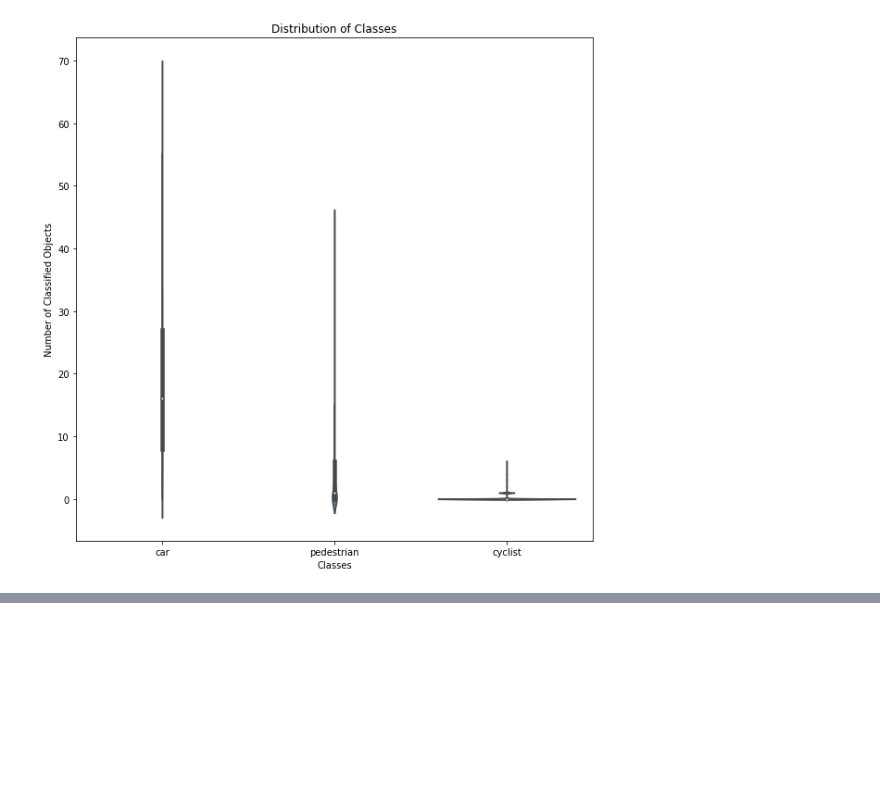
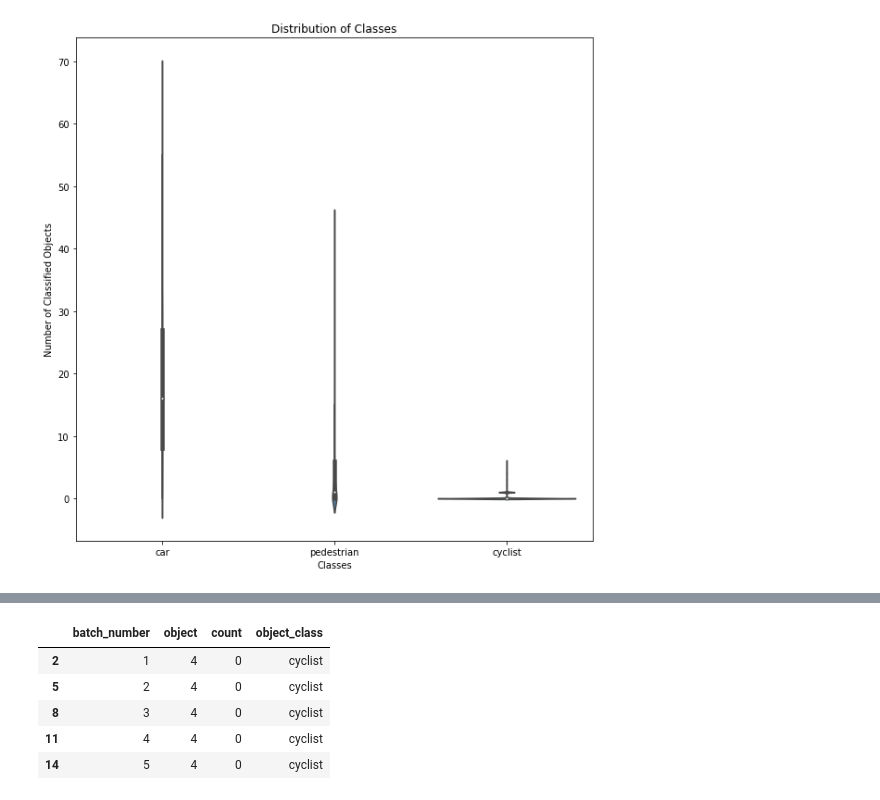
Before and after one commit to r3dlex/nd013-c1-vision-starter, a Jupyter notebook: Exploratory Data Analysis.ipynb, the cells around one changed output, grey strips where cells are left out. Drawn from its saved outputs; the diff is of its cells as text; code cells hidden in the pictures; blank space fills up the shorter version.

```diff
--- a/Exploratory Data Analysis.ipynb
+++ b/Exploratory Data Analysis.ipynb
@@ -202,0 +217,10 @@ ax_cars.set(xlabel='Number of Objects from Class', ylabel='Count', title='Distri
+# %%
+cyclists_df = images_df[images_df['object_class'] == 'cyclist']
+cyclists_df.head()
+# %% [output]
+|  | batch_number | object | count | object_class |
+| 2 | 1 | 4 | 0 | cyclist |
+| 5 | 2 | 4 | 0 | cyclist |
+| 8 | 3 | 4 | 0 | cyclist |
+| 11 | 4 | 4 | 0 | cyclist |
+| 14 | 5 | 4 | 0 | cyclist |
```
Also changed, not shown: parts of 12 cells of this notebook, 39 other files.
